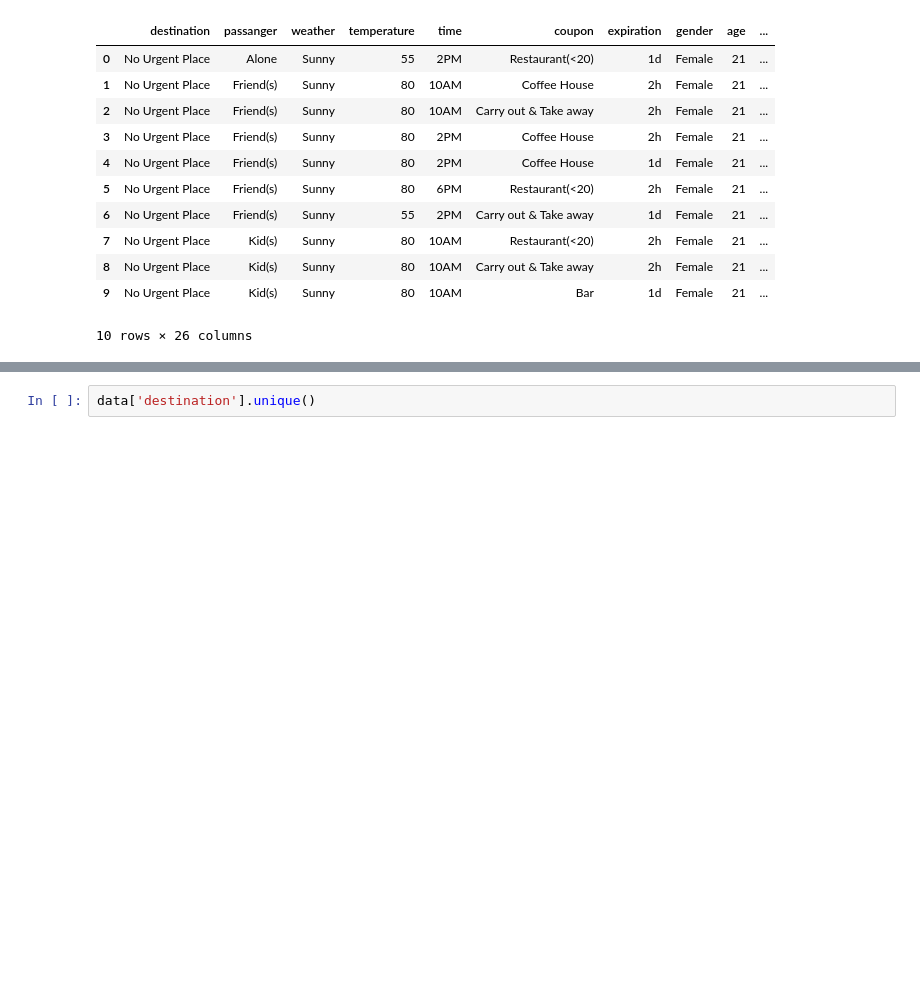
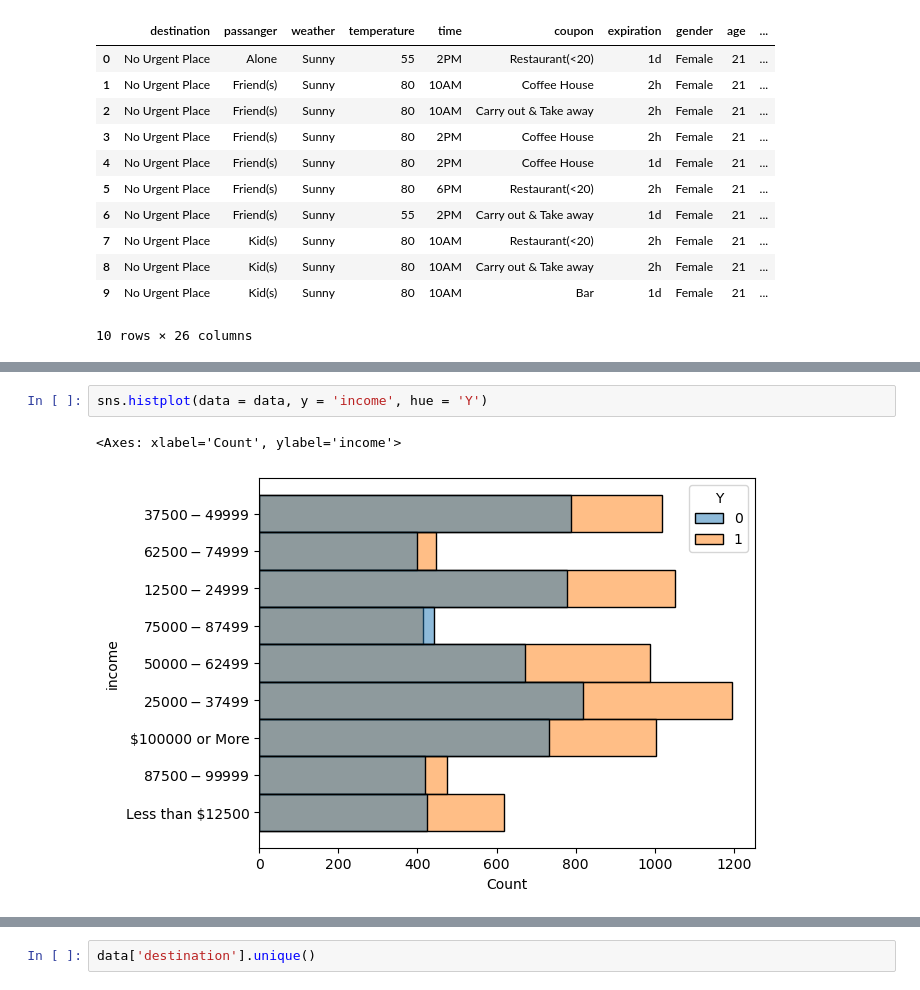
Before and after one commit to Timofey-E/Emeritus, a Jupyter notebook: Assigment_5_1/project5_1.ipynb, the cells around one changed output, grey strips where cells are left out. Drawn from its saved outputs; the diff is of its cells as text; blank space fills up the shorter version.

```diff
--- a/Assigment_5_1/project5_1.ipynb
+++ b/Assigment_5_1/project5_1.ipynb
@@ -85,0 +122,5 @@ data.head(10)
+# %%
+sns.histplot(data = data, y = 'income', hue = 'Y')
+# %% [output]
+<Axes: xlabel='Count', ylabel='income'>
+[figure, added]
```
Also changed, not shown: parts of 9 cells of this notebook.
